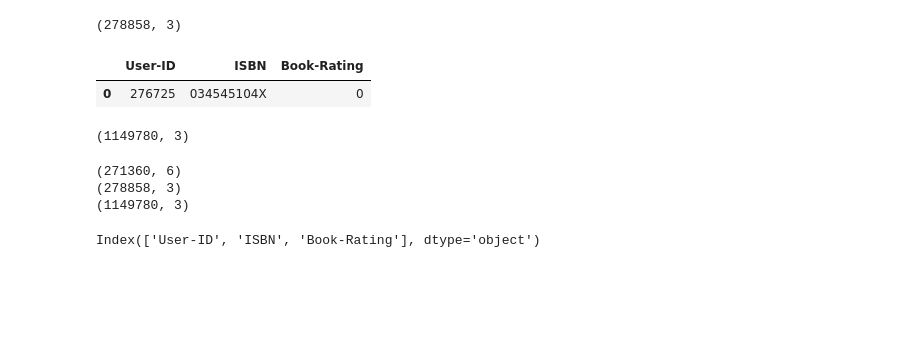
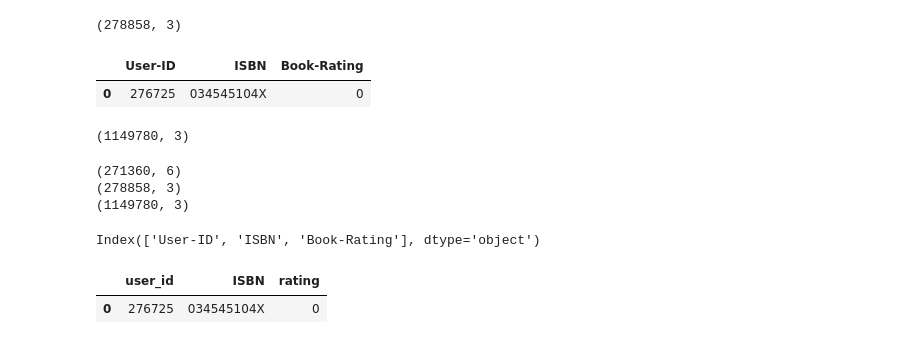
Before and after one commit to AyeshaIrshad1337/Woven, a Jupyter notebook: woven.ipynb, the cells around one changed output. Drawn from its saved outputs; the diff is of its cells as text; code cells hidden in the pictures; blank space fills up the shorter version.

```diff
--- a/woven.ipynb
+++ b/woven.ipynb
@@ -96,7 +96,12 @@ Ratings.columns
 # %% [output]
 Index(['User-ID', 'ISBN', 'Book-Rating'], dtype='object')
 # %%
-ratings=Ratings.rename(columns={
+Ratings.rename(columns={
     "User-ID" :"user_id",
     "Book-Rating":"rating"
 },inplace=True)
+# %%
+Ratings.head(1)
+# %% [output]
+|  | user_id | ISBN | rating |
+| 0 | 276725 | 034545104X | 0 |
```
Also changed, not shown: parts of 12 cells of this notebook.
